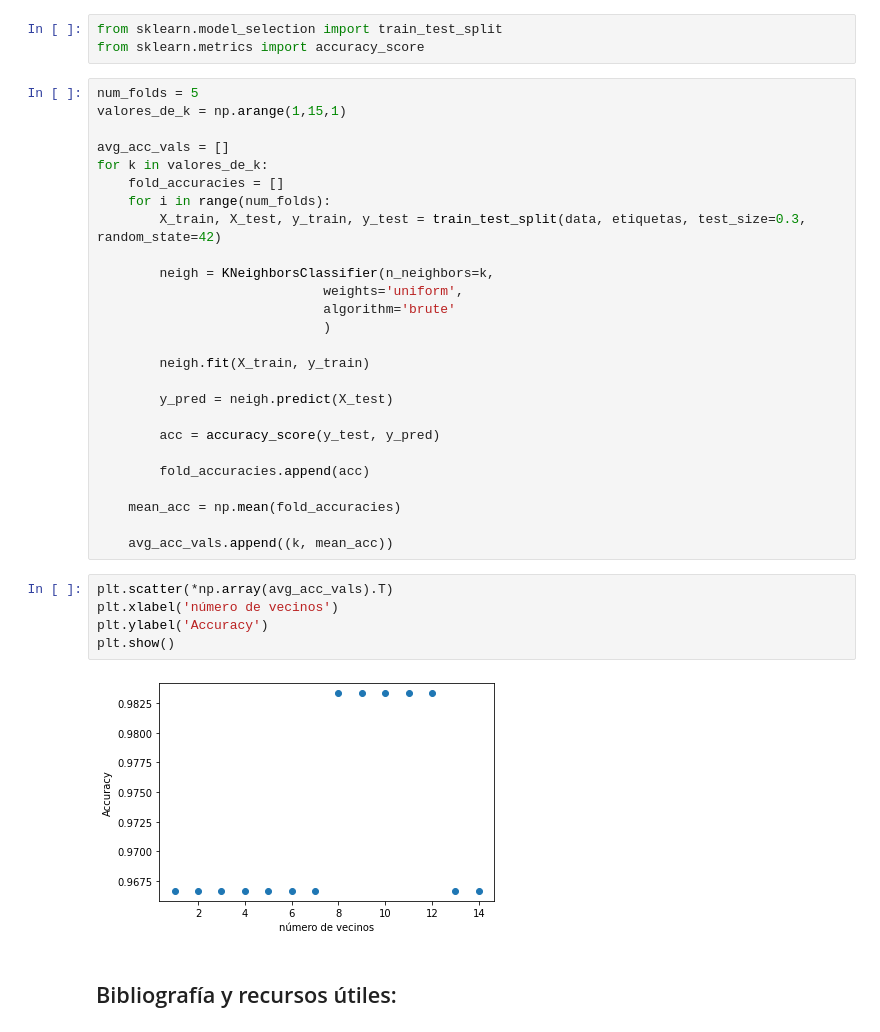
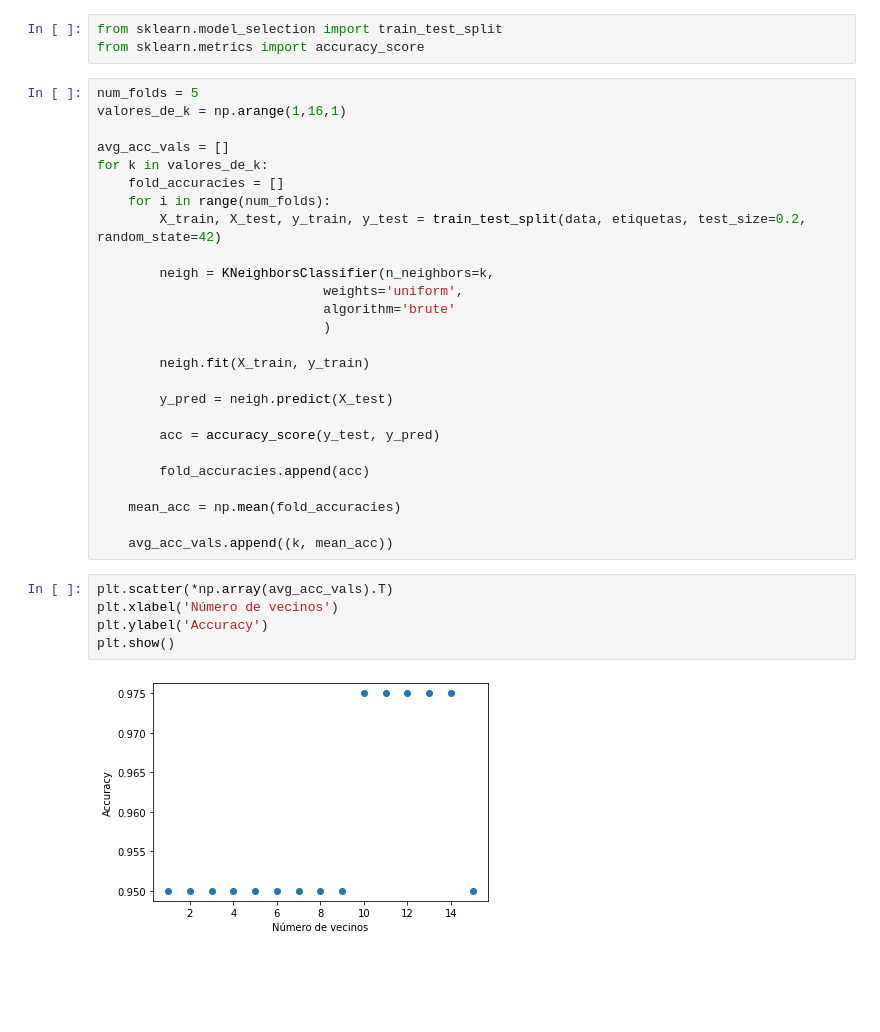
Before and after one commit to jorobledo/curso_aprendizaje_automatico, a Jupyter notebook: practico/clase_3/E5-AA2021_kNN.ipynb, the cells around one changed output. Saved outputs shown, nothing was run; the diff lists cells and outputs as text; blank space fills up the shorter version.

```diff
--- a/practico/clase_3/E5-AA2021_kNN.ipynb
+++ b/practico/clase_3/E5-AA2021_kNN.ipynb
@@ -174,13 +174,13 @@ from sklearn.model_selection import train_test_split
 from sklearn.metrics import accuracy_score
 # %%
 num_folds = 5
-valores_de_k = np.arange(1,15,1)
+valores_de_k = np.arange(1,16,1)
 
 avg_acc_vals = []
 for k in valores_de_k:
     fold_accuracies = []
     for i in range(num_folds):
-        X_train, X_test, y_train, y_test = train_test_split(data, etiquetas, test_size=0.3, random_state=42)
+        X_train, X_test, y_train, y_test = train_test_split(data, etiquetas, test_size=0.2, random_state=42)
 
         neigh = KNeighborsClassifier(n_neighbors=k,
                              weights='uniform',
@@ -200,10 +200,8 @@ for k in valores_de_k:
     avg_acc_vals.append((k, mean_acc))
 # %%
 plt.scatter(*np.array(avg_acc_vals).T)
-plt.xlabel('número de vecinos')
+plt.xlabel('Número de vecinos')
 plt.ylabel('Accuracy')
 plt.show()
 # %% [output]
-[figure, old version]
+[figure, new version]
-# %% [markdown]
-## Bibliografía y recursos útiles:
```
Also changed, not shown: parts of 2 cells of this notebook, 2 other files.
